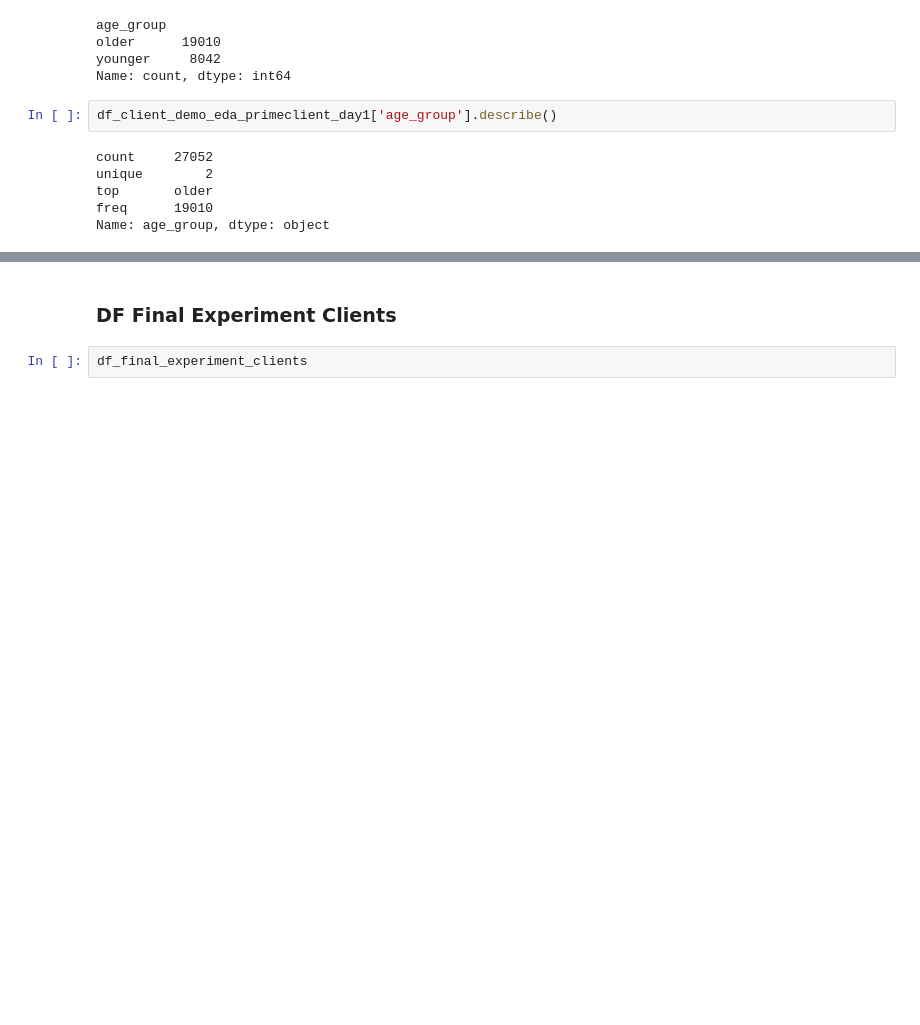
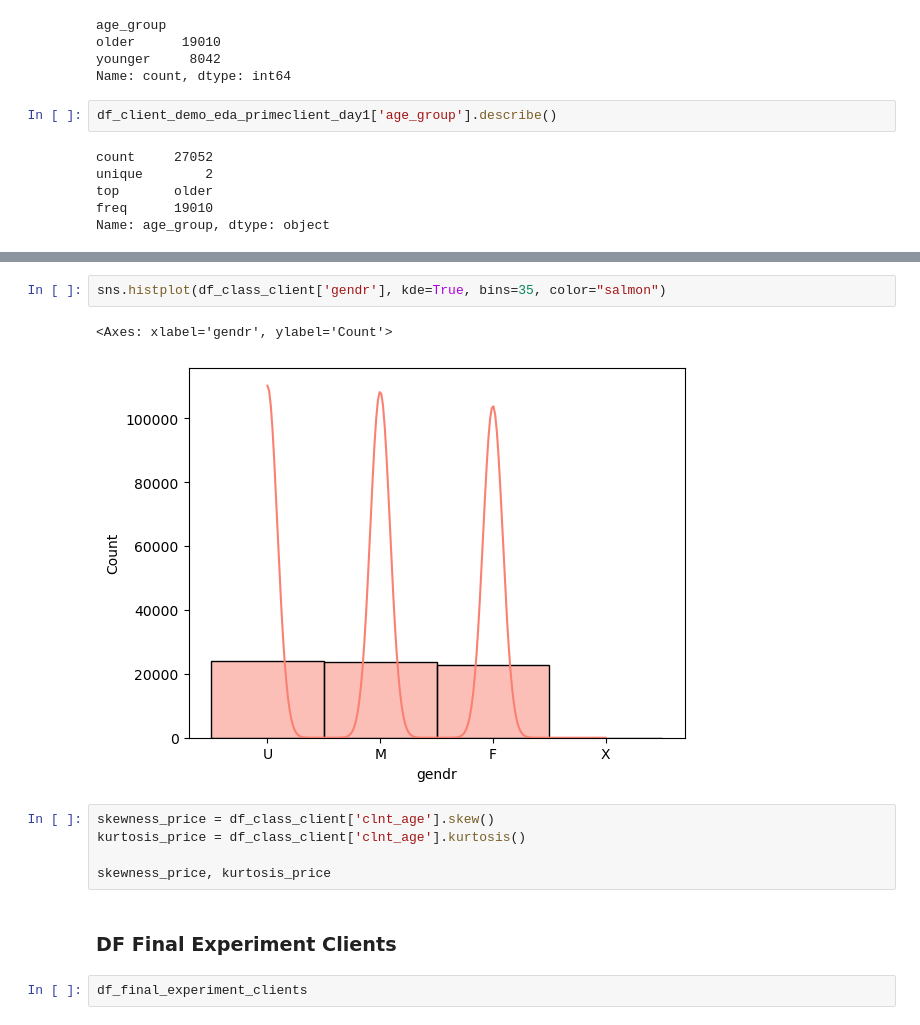
Before and after one commit to JorgeMMLRodrigues/vanguard_project, a Jupyter notebook: Main.ipynb, the cells around one changed output, grey strips where cells are left out. Cells and saved outputs as stored; diff of their text form; blank space fills up the shorter version.

```diff
--- a/Main.ipynb
+++ b/Main.ipynb
@@ -303,3 +481,13 @@ We dont know if people are calling or logging first.
+# %%
+sns.histplot(df_class_client['gendr'], kde=True, bins=35, color="salmon")
+# %% [output]
+<Axes: xlabel='gendr', ylabel='Count'>
+[figure, added]
+# %%
+skewness_price = df_class_client['clnt_age'].skew()
+kurtosis_price = df_class_client['clnt_age'].kurtosis()
+
+skewness_price, kurtosis_price
 # %% [markdown]
 ### DF Final Experiment Clients
 # %%
```
Also changed, not shown: parts of 50 cells of this notebook.
